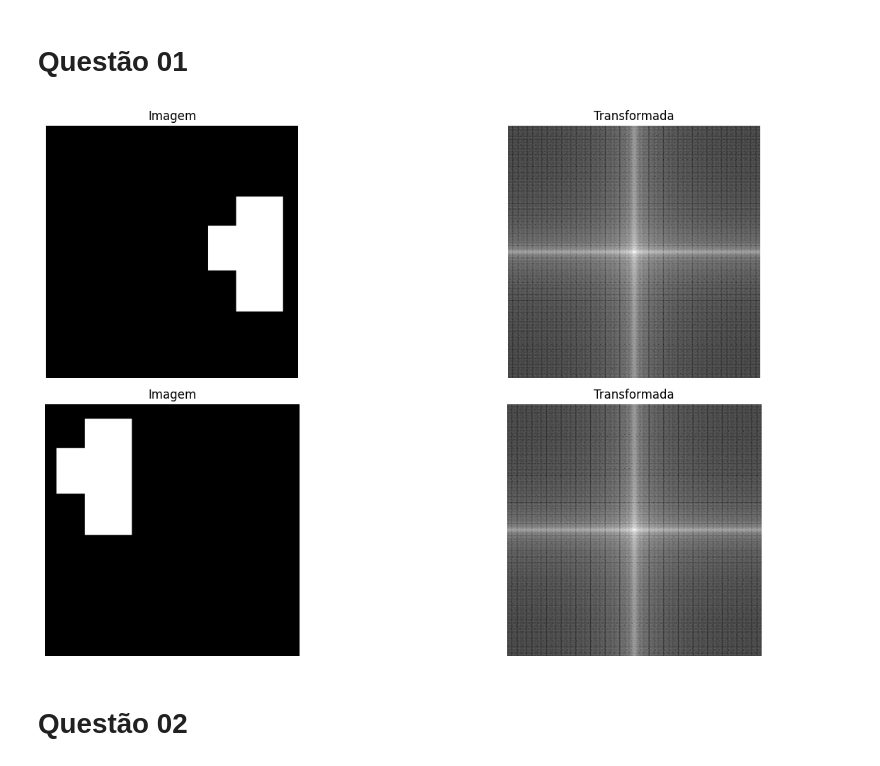
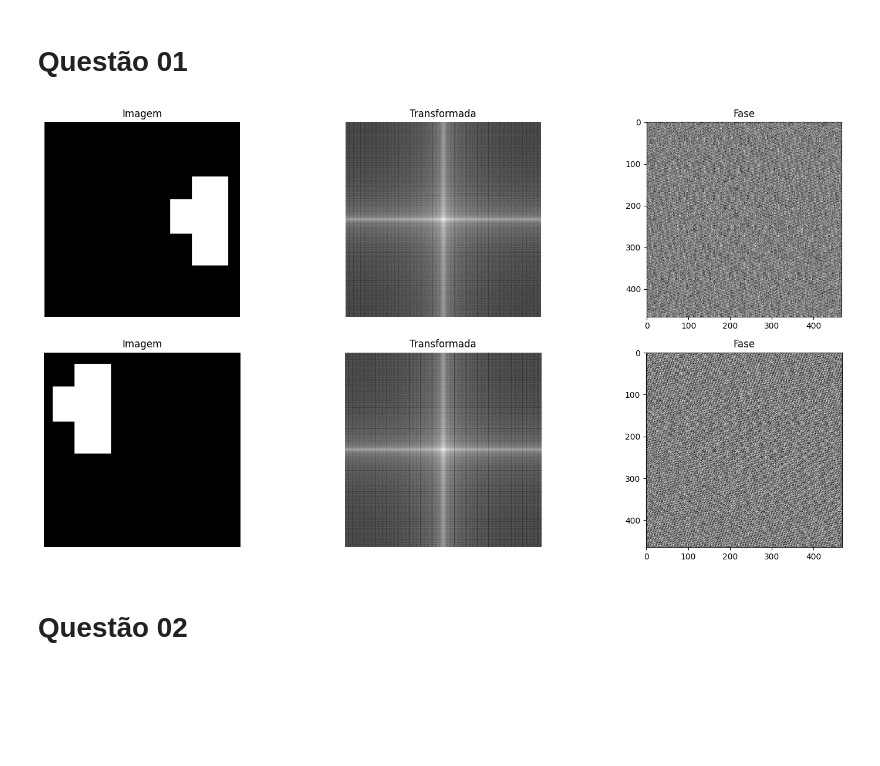
Before and after one commit to Manuelfjr/pdi, a Jupyter notebook: notebooks/01_atv02_code.ipynb, the cells around one changed output. Drawn from its saved outputs; the diff is of its cells as text; code cells hidden in the pictures; blank space fills up the shorter version.

```diff
--- a/notebooks/01_atv02_code.ipynb
+++ b/notebooks/01_atv02_code.ipynb
@@ -20,11 +20,15 @@ def load_image(image_path):
 def apply_fourier_transform(image):
     f_transform = np.fft.fft2(image)
     f_shift = np.fft.fftshift(f_transform)
-    magnitude_spectrum = 20 * np.log(np.abs(f_shift) + 1)
-    return magnitude_spectrum
+    magnitude = np.log(np.abs(f_shift) + 1)
+    fase = np.angle(f_transform)
+    return magnitude, fase
 
-def plot_images(dict_content: dict[str], figsize: tuple[int, int] = (12, 6), with_ax: bool=False) -> tuple[plt.Figure, np.ndarray]:
-    fig, ax = plt.subplots(len(dict_content), 2, figsize=figsize)
+def plot_images(dict_content: dict[str], figsize: tuple[int, int] = (12, 6), with_ax: bool=False, with_phase: bool=False) -> tuple[plt.Figure, np.ndarray]:
+    if with_phase:
+        fig, ax = plt.subplots(len(dict_content), 3, figsize=figsize)
+    else:
+        fig, ax = plt.subplots(len(dict_content), 2, figsize=figsize)
 
     if len(dict_content) == 1:
         ax = np.expand_dims(ax, axis=0)
@@ -36,6 +40,11 @@ def plot_images(dict_content: dict[str], figsize: tuple[int, int] = (12, 6), wit
 
         ax[idx, 1].set_title("Transformada")
         ax[idx, 1].imshow(value["transformada"]["img"], **value["transformada"]["args"])
+
+        if with_phase:
+            ax[idx, 2].set_title("Fase")
+            ax[idx, 2].imshow(value["fase"]["img"], **value["fase"]["args"])
+
         if not with_ax:
             ax[idx, 1].axis('off')
 
@@ -87,42 +96,49 @@ path_assets = PROJECT_DIR / 'assets'
 # %% [markdown]
 # Questão 01
 # %%
-
-
 q1_i1 = load_image(path_assets / "atv02-q01-03.png")
 q1_i2 = load_image(path_assets / "atv02-q01-04.png")
 
-i1_magnitude_spectrum = apply_fourier_transform(q1_i1)
-i2_magnitude_spectrum = apply_fourier_transform(q1_i2)
+i1_magnitude_spectrum, fase1 = apply_fourier_transform(q1_i1)
+i2_magnitude_spectrum, fase2 = apply_fourier_transform(q1_i2)
 
 fig_q1_i1, ax_q1_i1 = plot_images(
     {
         "img_1": {
             "original": {
                 "img": q1_i1,
                 "args": {"cmap": 'gray'}
             },
             "transformada": {
                 "img": i1_magnitude_spectrum,
                 "args": {"cmap": 'gray'}
+            },
+            "fase": {
+                "img": fase1,
+                "args": {"cmap": 'gray'}
             }
         },
         "img_2": {
             "original": {
                 "img": q1_i2,
                 "args": {"cmap": 'gray'}
             },
             "transformada": {
                 "img": i2_magnitude_spectrum,
                 "args": {"cmap": 'gray'}
+            },
+            "fase": {
+                "img": fase2,
+                "args": {"cmap": 'gray'}
             }
         }
     },
-    figsize=(16, 8)
+    figsize=(16, 8),
+    with_phase=True
 )
 fig_q1_i1.savefig(path_assets / "atv02-q01-06.png", dpi=400, bbox_inches='tight')
 # %% [output]
-[figure, old version]
+[figure, new version]
 # %% [markdown]
 # Questão 02
 # %%
```
Also changed, not shown: parts of 1 cell of this notebook, 4 other files.
